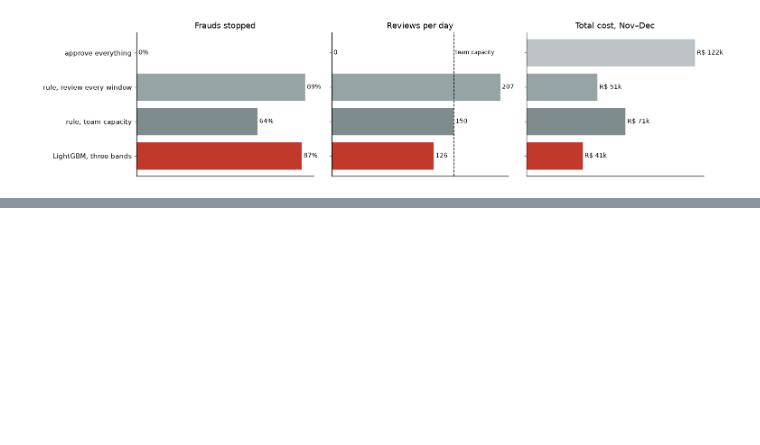
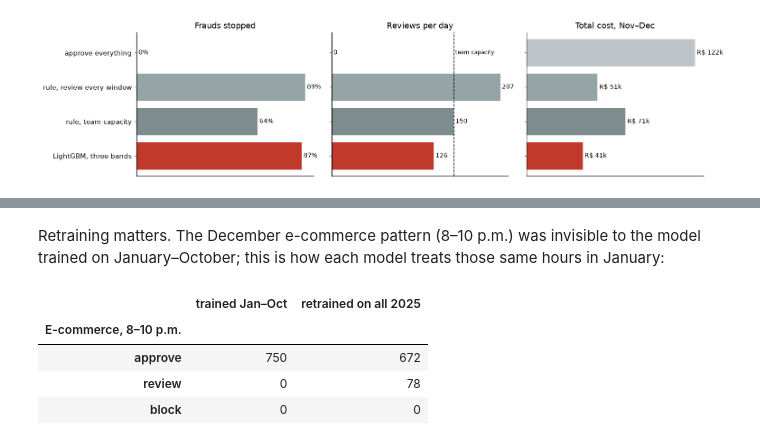
Before and after one commit to JuliaNazka/fraud-detection-case, a Jupyter notebook: notebooks/fraud_detection.ipynb, the cells around one changed output, grey strips where cells are left out. Drawn from its saved outputs; the diff is of its cells as text; code cells hidden in the pictures; blank space fills up the shorter version.

```diff
--- a/notebooks/fraud_detection.ipynb
+++ b/notebooks/fraud_detection.ipynb
@@ -821,0 +833,16 @@ These figures come from November and December, with December's new pattern misse
+# %% [markdown]
+Retraining matters. The December e-commerce pattern (8–10 p.m.) was invisible to the model trained on January–October; this is how each model treats those same hours in January:
+# %%
+evening_ecommerce = ((january["tipo_estabelecimento"] == "E-commerce") & january["hour"].between(20, 21)).to_numpy()
+old_decision = decide(lightgbm.predict_proba(lightgbm_inputs(january))[:, 1], REVIEW_COST, BLOCKED_CUSTOMER_COST)
+
+pd.DataFrame({
+    "trained Jan–Oct": pd.Series(old_decision[evening_ecommerce]).value_counts(),
+    "retrained on all 2025": pd.Series(january_decision[evening_ecommerce]).value_counts(),
+}).reindex(["approve", "review", "block"]).fillna(0).astype(int).rename_axis("E-commerce, 8–10 p.m.")
+# %% [output]
+|  | trained Jan–Oct | retrained on all 2025 |
+| E-commerce, 8–10 p.m. |  |  |
+| approve | 750 | 672 |
+| review | 0 | 78 |
+| block | 0 | 0 |
```
Also changed, not shown: parts of 7 cells of this notebook.
